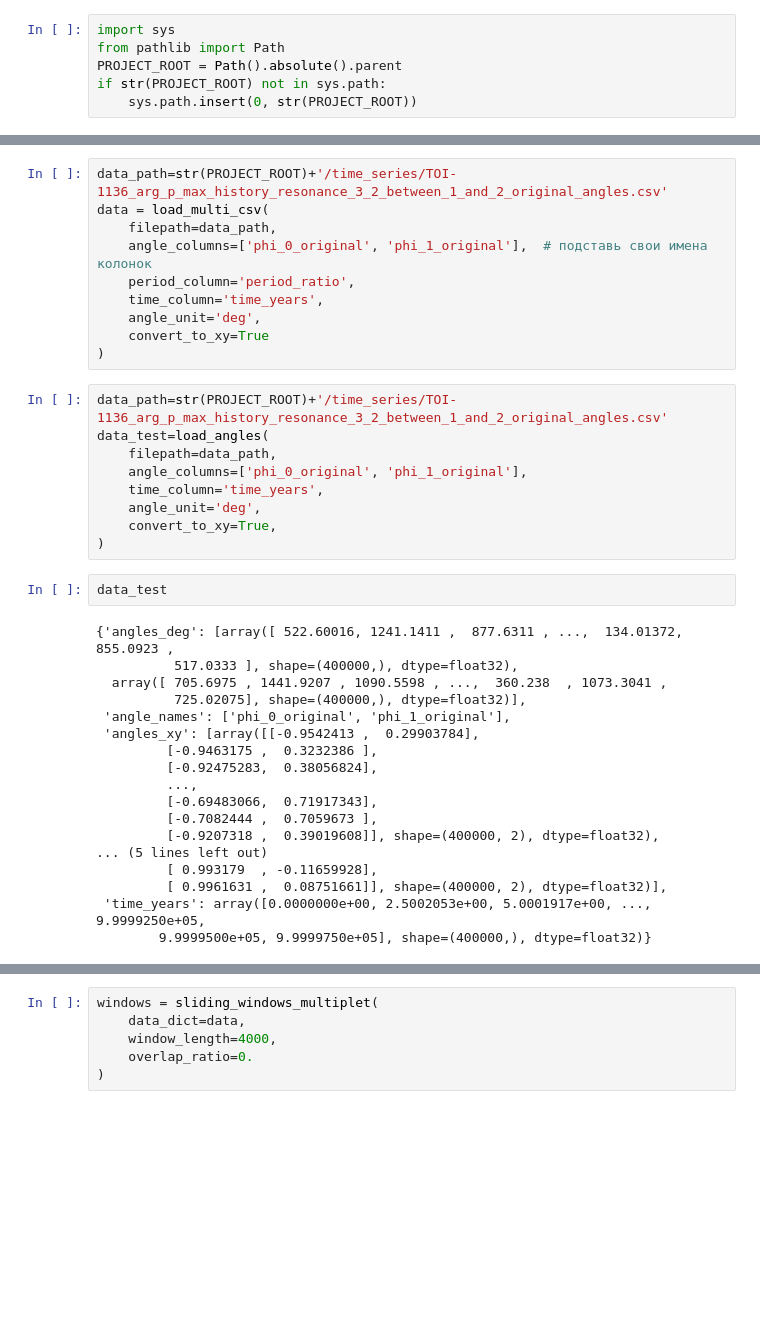
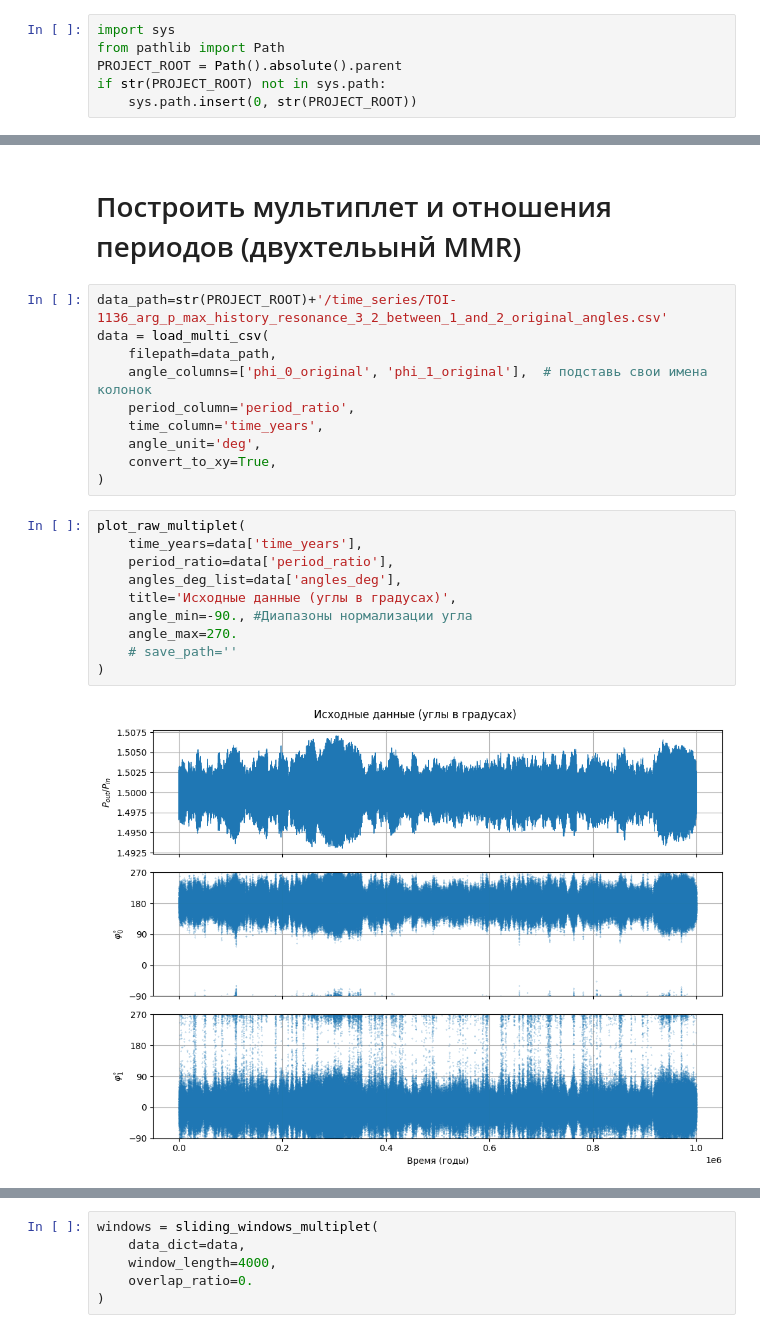
Before and after one commit to AbobusMen/Resonance-sorter, a Jupyter notebook: notebook/test_modules_res.ipynb, the cells around one changed output, grey strips where cells are left out. Drawn from its saved outputs; the diff is of its cells as text; blank space fills up the shorter version.

```diff
--- a/notebook/test_modules_res.ipynb
+++ b/notebook/test_modules_res.ipynb
@@ -31,3 +26,5 @@ plot_angles(data['time_years'], data['angles_deg'], title='Углы')
+# %% [markdown]
+# Построить мультиплет и отношения периодов (двухтельынй MMR)
 # %%
 data_path=str(PROJECT_ROOT)+'/time_series/TOI-1136_arg_p_max_history_resonance_3_2_between_1_and_2_original_angles.csv'
 data = load_multi_csv(
@@ -36,34 +33,17 @@ data = load_multi_csv(
     period_column='period_ratio',
     time_column='time_years',
     angle_unit='deg',
-    convert_to_xy=True
+    convert_to_xy=True,
 )
-# %%
-data_path=str(PROJECT_ROOT)+'/time_series/TOI-1136_arg_p_max_history_resonance_3_2_between_1_and_2_original_angles.csv'
-data_test=load_angles(
-    filepath=data_path,
-    angle_columns=['phi_0_original', 'phi_1_original'],
-    time_column='time_years',
-    angle_unit='deg',
-    convert_to_xy=True,
-)
-# %%
-data_test
-# %% [output]
-{'angles_deg': [array([ 522.60016, 1241.1411 ,  877.6311 , ...,  134.01372,  855.0923 ,
-          517.0333 ], shape=(400000,), dtype=float32),
-  array([ 705.6975 , 1441.9207 , 1090.5598 , ...,  360.238  , 1073.3041 ,
-          725.02075], shape=(400000,), dtype=float32)],
- 'angle_names': ['phi_0_original', 'phi_1_original'],
- 'angles_xy': [array([[-0.9542413 ,  0.29903784],
-         [-0.9463175 ,  0.3232386 ],
-         [-0.92475283,  0.38056824],
-         ...,
-         [-0.69483066,  0.71917343],
-         [-0.7082444 ,  0.7059673 ],
-         [-0.9207318 ,  0.39019608]], shape=(400000, 2), dtype=float32),
-... (5 lines left out)
-         [ 0.993179  , -0.11659928],
-         [ 0.9961631 ,  0.08751661]], shape=(400000, 2), dtype=float32)],
- 'time_years': array([0.0000000e+00, 2.5002053e+00, 5.0001917e+00, ..., 9.9999250e+05,
-        9.9999500e+05, 9.9999750e+05], shape=(400000,), dtype=float32)}
+# %%
+plot_raw_multiplet(
+    time_years=data['time_years'],
+    period_ratio=data['period_ratio'],
+    angles_deg_list=data['angles_deg'],
+    title='Исходные данные (углы в градусах)',
+    angle_min=-90., #Диапазоны нормализации угла
+    angle_max=270.
+    # save_path=''
+)
+# %% [output]
+[figure, added]
```
Also changed, not shown: parts of 18 cells of this notebook, 3 other files.
